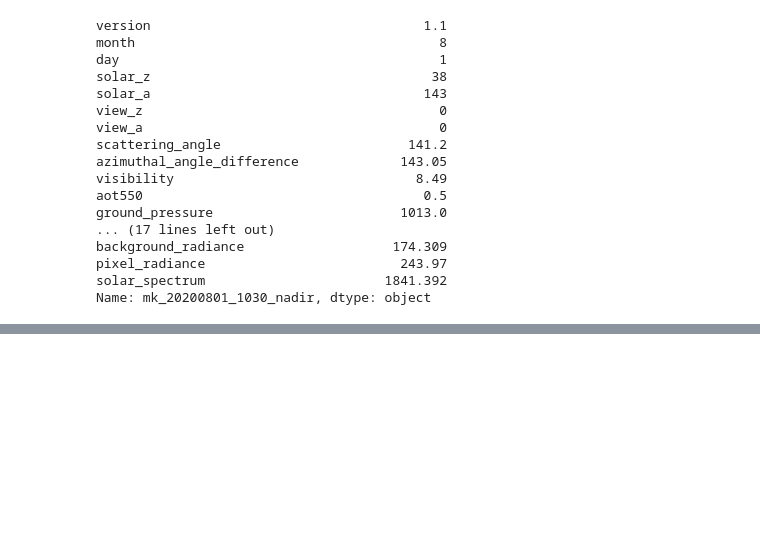
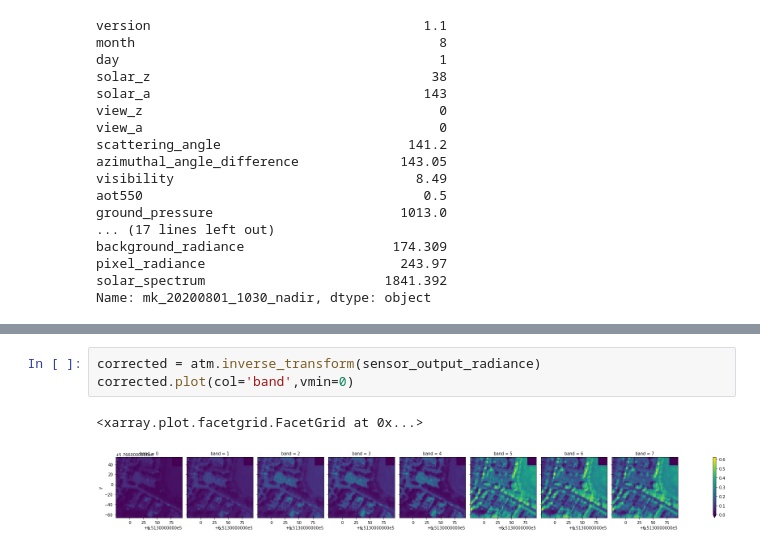
Before and after one commit to joe-fennell/pyeosim, a Jupyter notebook: 6_atcorr_implementation_v1.ipynb, the cells around one changed output, grey strips where cells are left out. Cells and saved outputs as stored; diff of their text form; blank space fills up the shorter version.

```diff
--- a/6_atcorr_implementation_v1.ipynb
+++ b/6_atcorr_implementation_v1.ipynb
@@ -331,0 +238,6 @@ corrected2 = correct(sensor_equiv_radiance, coefs_cor2, bw, version=2)
+# %%
+corrected = atm.inverse_transform(sensor_output_radiance)
+corrected.plot(col='band',vmin=0)
+# %% [output]
+<xarray.plot.facetgrid.FacetGrid at 0x...>
+[figure, added]
```
Also changed, not shown: parts of 20 cells of this notebook, 1 other file.
